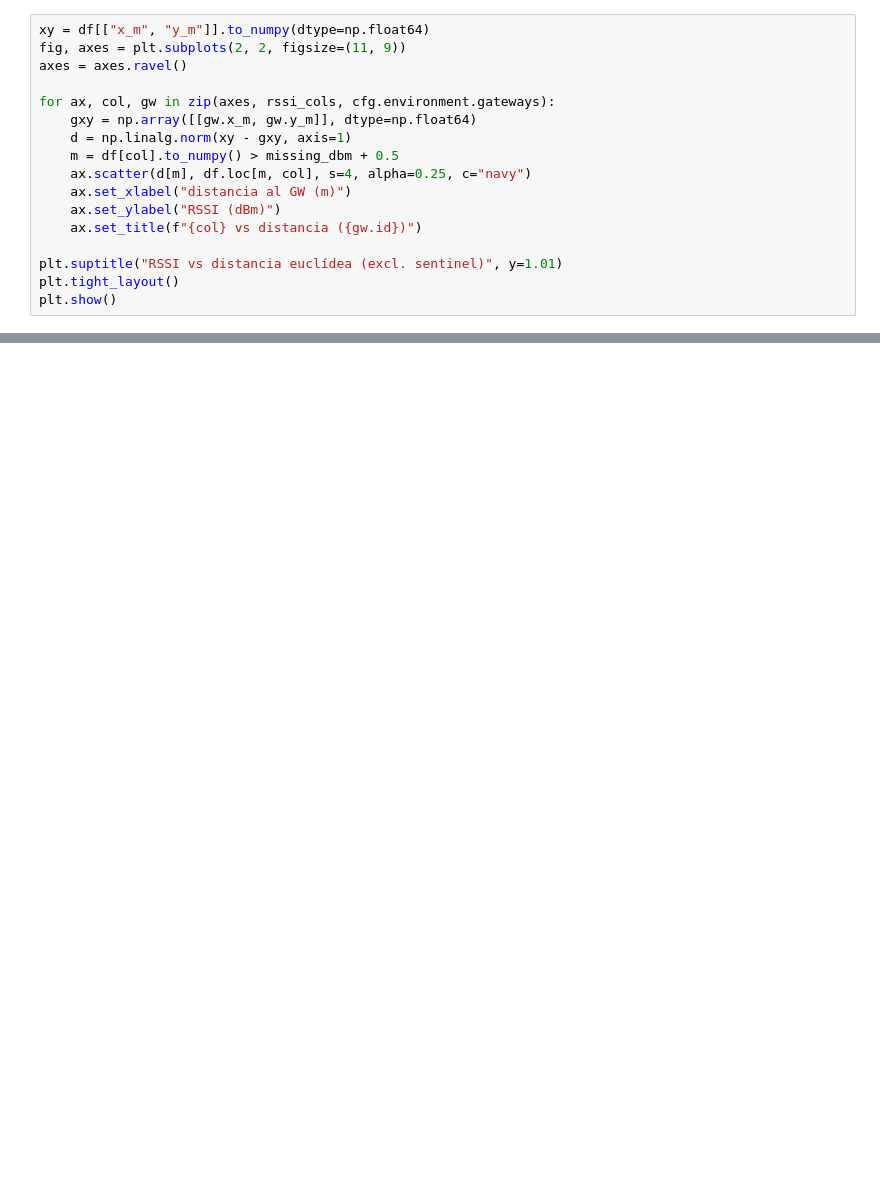
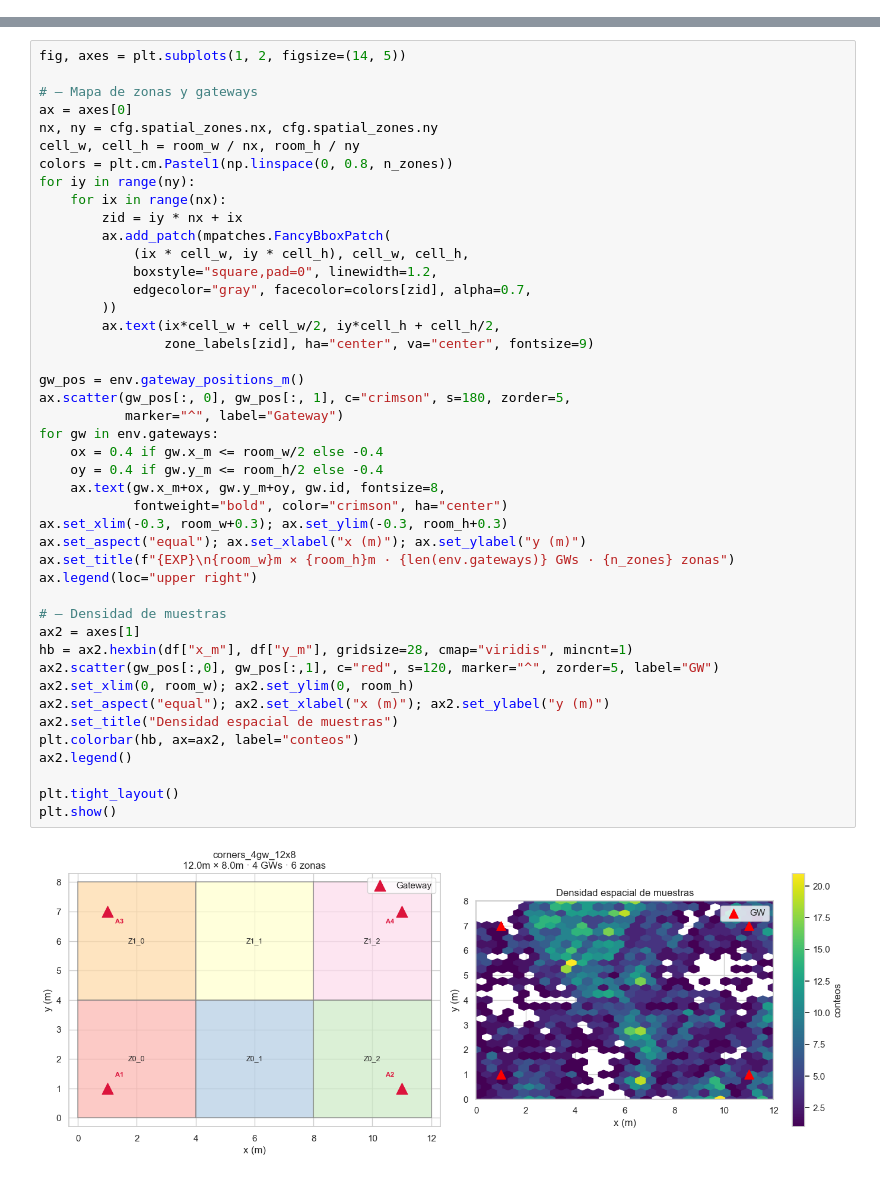
Before and after one commit to joelibaceta/ble-indoor-ondevice-localization, a Jupyter notebook: notebooks/eda_fingerprint.ipynb, the cells around one changed output, grey strips where cells are left out. Drawn from its saved outputs; the diff is of its cells as text; blank space fills up the shorter version.

```diff
--- a/notebooks/eda_fingerprint.ipynb
+++ b/notebooks/eda_fingerprint.ipynb
@@ -150,17 +0,0 @@ Sanidad del modelo de canal: tendencia monótona aproximada (más lejos indica R
-# %%
-xy = df[["x_m", "y_m"]].to_numpy(dtype=np.float64)
-fig, axes = plt.subplots(2, 2, figsize=(11, 9))
-axes = axes.ravel()
-
-for ax, col, gw in zip(axes, rssi_cols, cfg.environment.gateways):
-    gxy = np.array([[gw.x_m, gw.y_m]], dtype=np.float64)
-    d = np.linalg.norm(xy - gxy, axis=1)
-    m = df[col].to_numpy() > missing_dbm + 0.5
-    ax.scatter(d[m], df.loc[m, col], s=4, alpha=0.25, c="navy")
-    ax.set_xlabel("distancia al GW (m)")
-    ax.set_ylabel("RSSI (dBm)")
-    ax.set_title(f"{col} vs distancia ({gw.id})")
-
-plt.suptitle("RSSI vs distancia euclídea (excl. sentinel)", y=1.01)
-plt.tight_layout()
-plt.show()
@@ -187,0 +112,46 @@ plt.show()
+# %%
+fig, axes = plt.subplots(1, 2, figsize=(14, 5))
+
+# — Mapa de zonas y gateways
+ax = axes[0]
+nx, ny = cfg.spatial_zones.nx, cfg.spatial_zones.ny
+cell_w, cell_h = room_w / nx, room_h / ny
+colors = plt.cm.Pastel1(np.linspace(0, 0.8, n_zones))
+for iy in range(ny):
+    for ix in range(nx):
+        zid = iy * nx + ix
+        ax.add_patch(mpatches.FancyBboxPatch(
+            (ix * cell_w, iy * cell_h), cell_w, cell_h,
+            boxstyle="square,pad=0", linewidth=1.2,
+            edgecolor="gray", facecolor=colors[zid], alpha=0.7,
+        ))
+        ax.text(ix*cell_w + cell_w/2, iy*cell_h + cell_h/2,
+                zone_labels[zid], ha="center", va="center", fontsize=9)
+
+gw_pos = env.gateway_positions_m()
+ax.scatter(gw_pos[:, 0], gw_pos[:, 1], c="crimson", s=180, zorder=5,
+           marker="^", label="Gateway")
+for gw in env.gateways:
+    ox = 0.4 if gw.x_m <= room_w/2 else -0.4
+    oy = 0.4 if gw.y_m <= room_h/2 else -0.4
+    ax.text(gw.x_m+ox, gw.y_m+oy, gw.id, fontsize=8,
+            fontweight="bold", color="crimson", ha="center")
+ax.set_xlim(-0.3, room_w+0.3); ax.set_ylim(-0.3, room_h+0.3)
+ax.set_aspect("equal"); ax.set_xlabel("x (m)"); ax.set_ylabel("y (m)")
+ax.set_title(f"{EXP}\n{room_w}m × {room_h}m · {len(env.gateways)} GWs · {n_zones} zonas")
+ax.legend(loc="upper right")
+
+# — Densidad de muestras
+ax2 = axes[1]
+hb = ax2.hexbin(df["x_m"], df["y_m"], gridsize=28, cmap="viridis", mincnt=1)
+ax2.scatter(gw_pos[:,0], gw_pos[:,1], c="red", s=120, marker="^", zorder=5, label="GW")
+ax2.set_xlim(0, room_w); ax2.set_ylim(0, room_h)
+ax2.set_aspect("equal"); ax2.set_xlabel("x (m)"); ax2.set_ylabel("y (m)")
+ax2.set_title("Densidad espacial de muestras")
+plt.colorbar(hb, ax=ax2, label="conteos")
+ax2.legend()
+
+plt.tight_layout()
+plt.show()
+# %% [output]
+[figure, added]
```
Also changed, not shown: parts of 36 cells of this notebook.
